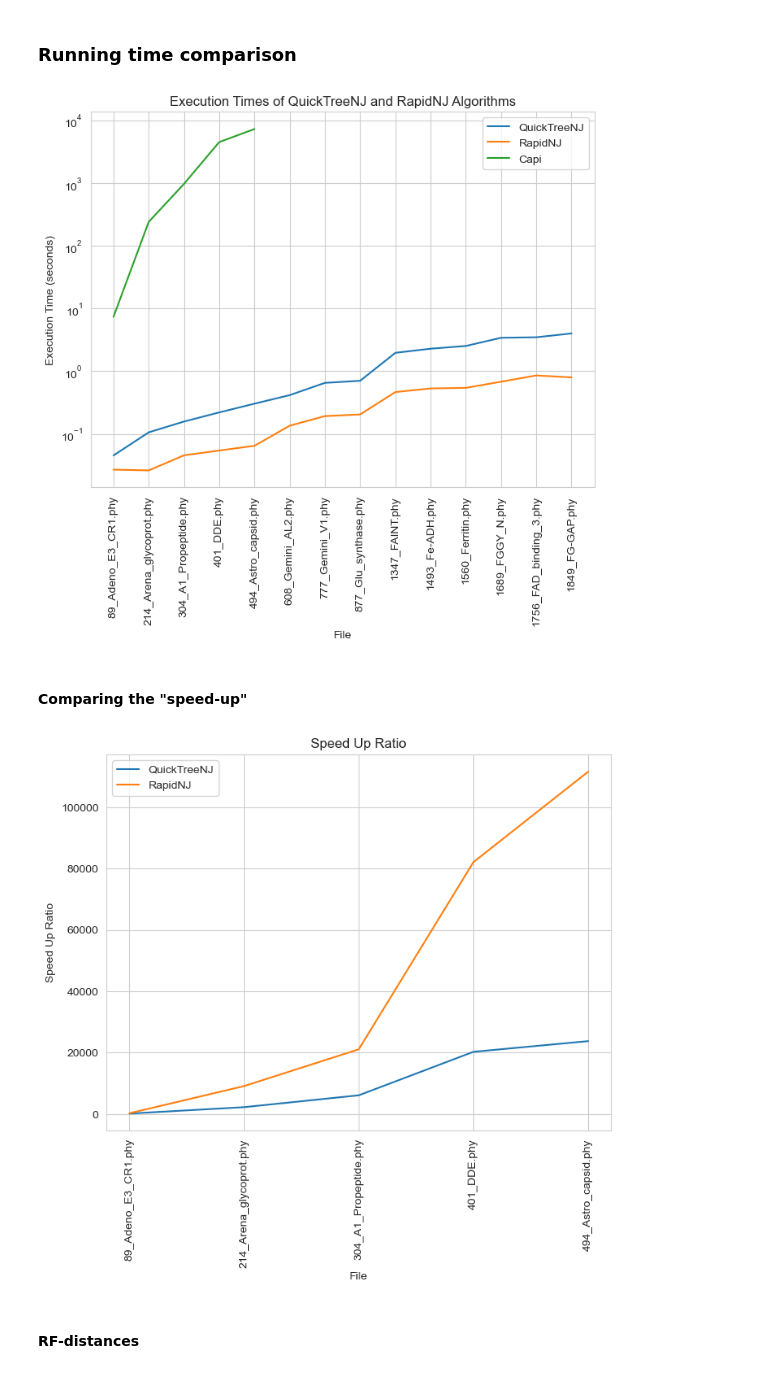
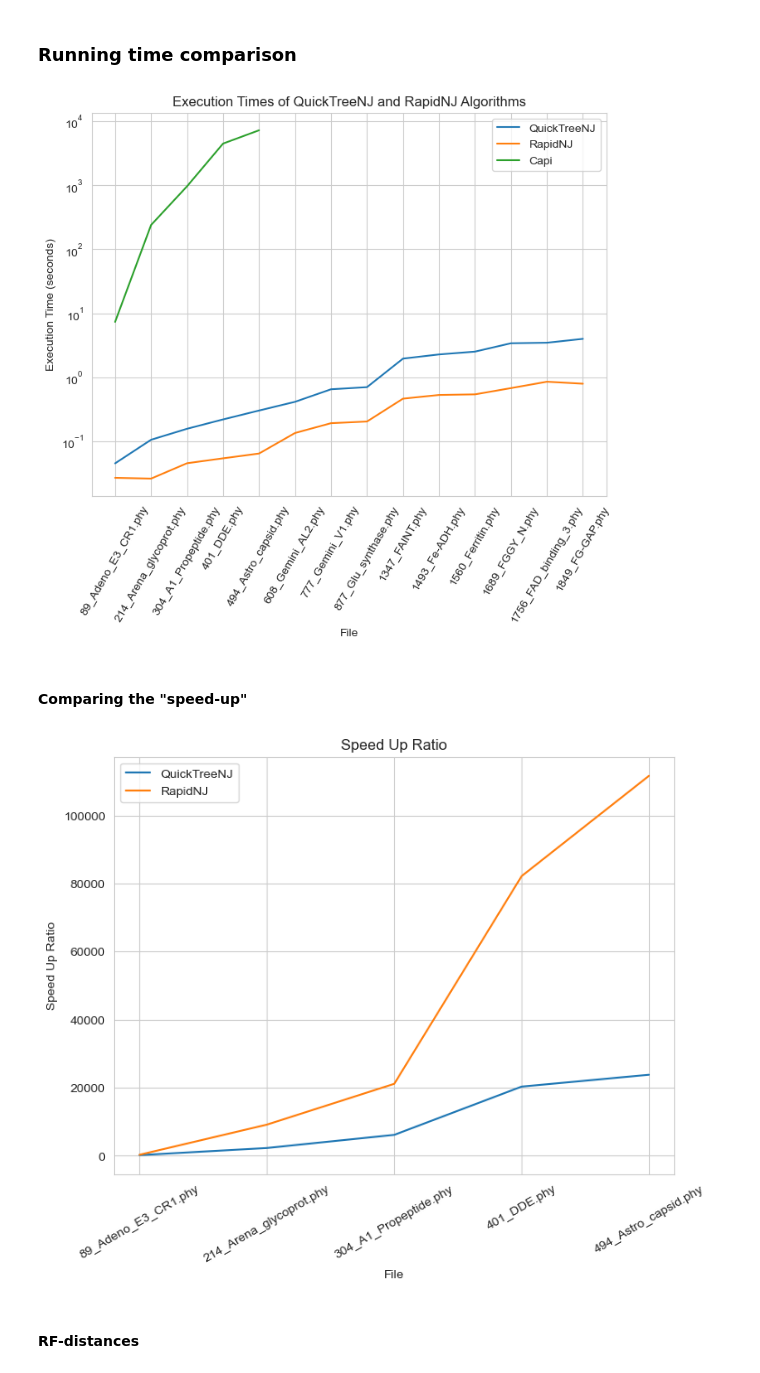
Before and after one commit to ntmaseras/AiB---Projects, a Jupyter notebook: P5/experiments.ipynb, the cells around one changed output. Drawn from its saved outputs; the diff is of its cells as text; code cells hidden in the pictures.

Commit message:
nicer plots

```diff
--- a/P5/experiments.ipynb
+++ b/P5/experiments.ipynb
@@ -41,35 +41,35 @@ sns.lineplot(x='file', y='Capi', data=executions, sort=False, label='Capi')
 
 plt.title('Execution Times of QuickTreeNJ and RapidNJ Algorithms')
 plt.xlabel('File')
-plt.xticks(rotation=90)
+plt.xticks(rotation=60)
 plt.ylabel('Execution Time (seconds)')
 plt.yscale('log')
 plt.legend()
 plt.show()
 # %% [output]
-[figure, old version]
+[figure, new version]
 # %% [markdown]
 #### Comparing the "speed-up"
 # %%
 executions['QuickTreeNJ_speedup'] = executions['Capi'] / executions['QuickTreeNJ']
 executions['RapidNJ_speedup'] = executions['Capi'] / executions['RapidNJ']
 
 
 sns.set_style("whitegrid")
 plt.figure(figsize=(8,6))
 
 sns.lineplot(x='file', y='QuickTreeNJ_speedup', data=executions, sort=False, label='QuickTreeNJ')
 sns.lineplot(x='file', y='RapidNJ_speedup', data=executions, sort=False, label='RapidNJ')
 
 plt.title('Speed Up Ratio')
 plt.xlabel('File')
 plt.ylabel('Speed Up Ratio')
-plt.xticks(rotation=90)
+plt.xticks(rotation=30)
 #plt.yscale('log')
 plt.legend()
 plt.show()
 # %% [output]
-[figure, old version]
+[figure, new version]
 # %% [markdown]
 #### RF-distances
 # %%
```
